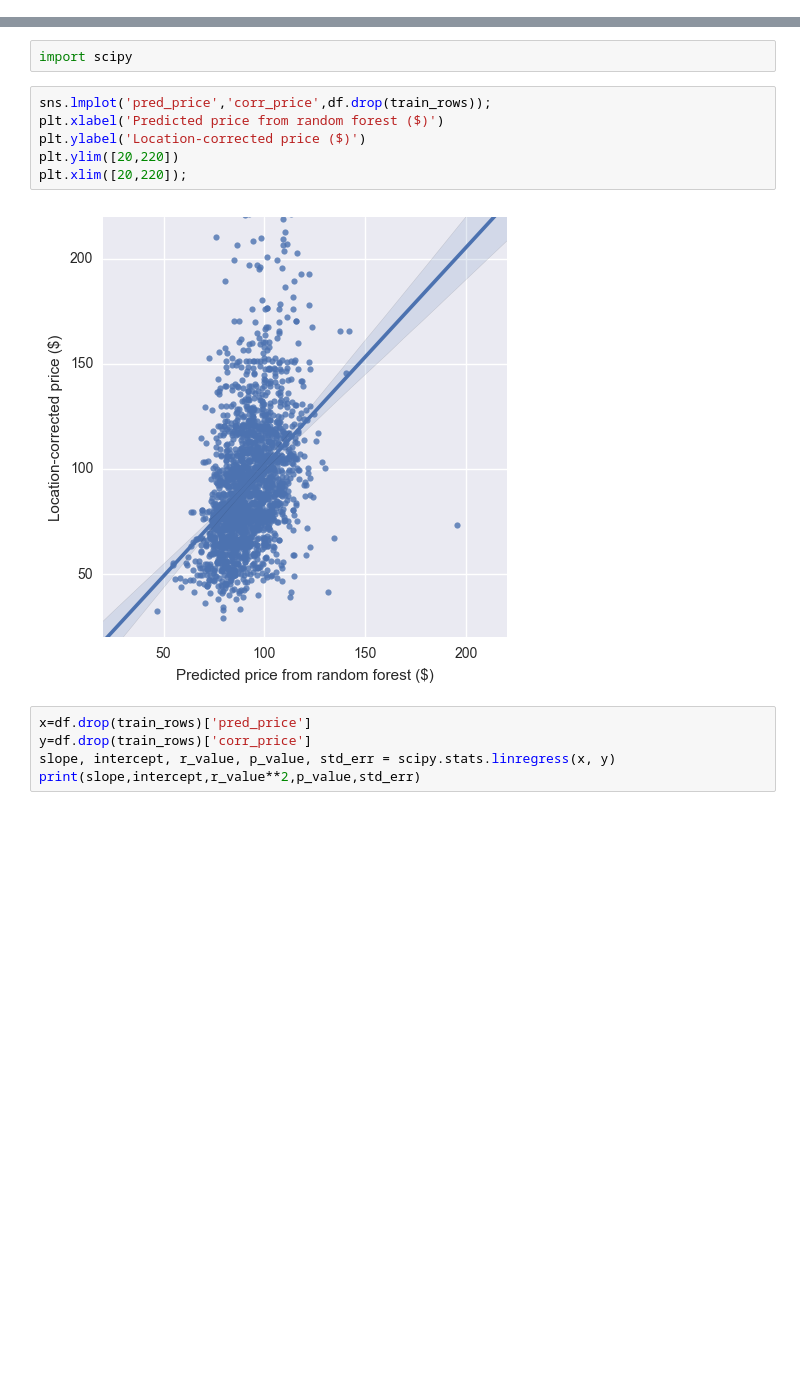
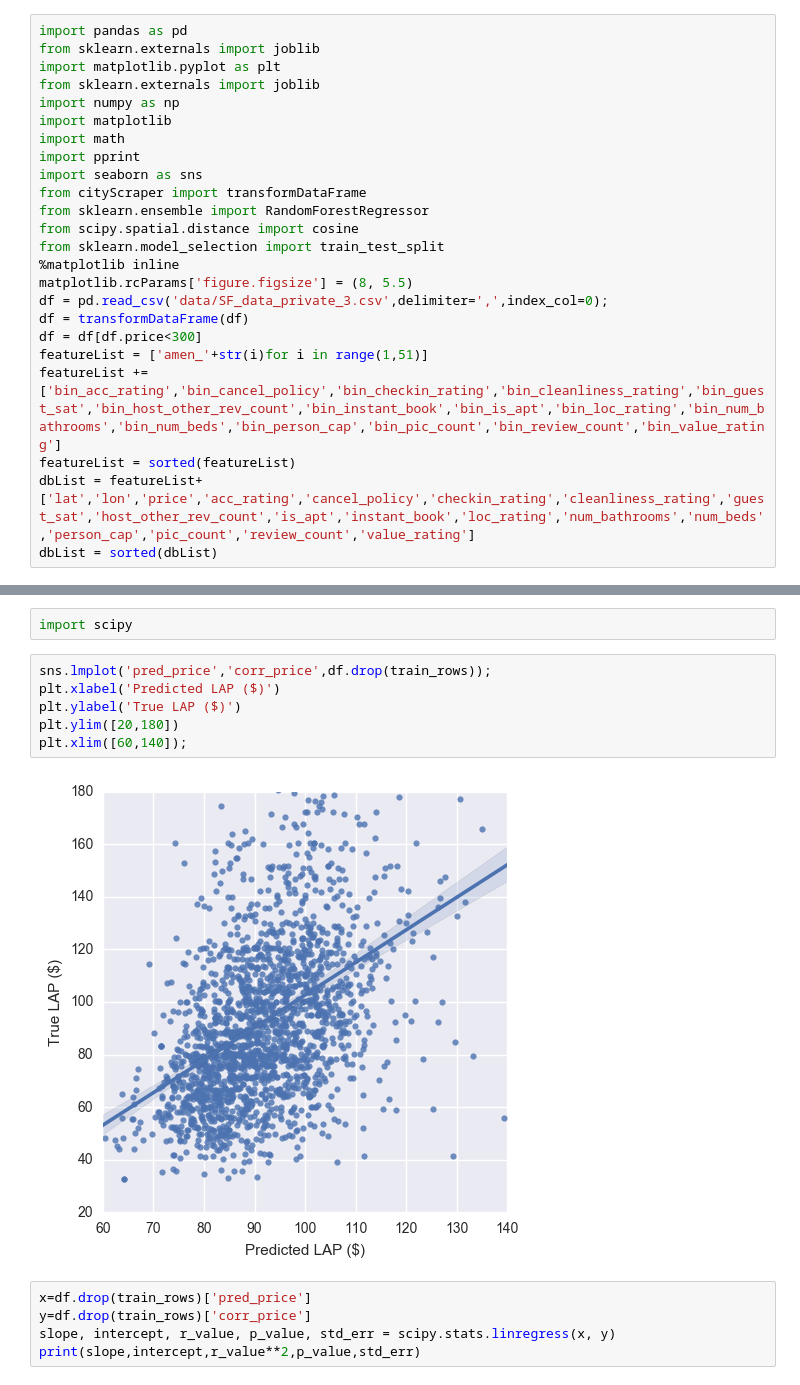
Before and after one commit to btamadio/PricePredictor, a Jupyter notebook: PricePredictor/model_validation.ipynb, the cells around one changed output, grey strips where cells are left out. Saved outputs shown, nothing was run; the diff lists cells and outputs as text; blank space fills up the shorter version.

```diff
--- a/PricePredictor/model_validation.ipynb
+++ b/PricePredictor/model_validation.ipynb
@@ -0,0 +1,24 @@
+# %%
+import pandas as pd
+from sklearn.externals import joblib
+import matplotlib.pyplot as plt
+from sklearn.externals import joblib
+import numpy as np
+import matplotlib
+import math
+import pprint
+import seaborn as sns
+from cityScraper import transformDataFrame
+from sklearn.ensemble import RandomForestRegressor
+from scipy.spatial.distance import cosine
+from sklearn.model_selection import train_test_split
+%matplotlib inline
+matplotlib.rcParams['figure.figsize'] = (8, 5.5)
+df = pd.read_csv('data/SF_data_private_3.csv',delimiter=',',index_col=0);
+df = transformDataFrame(df)
+df = df[df.price<300]
+featureList = ['amen_'+str(i)for i in range(1,51)]
+featureList += ['bin_acc_rating','bin_cancel_policy','bin_checkin_rating','bin_cleanliness_rating','bin_guest_sat','bin_host_other_rev_count','bin_instant_book','bin_is_apt','bin_loc_rating','bin_num_bathrooms','bin_num_beds','bin_person_cap','bin_pic_count','bin_review_count','bin_value_rating']
+featureList = sorted(featureList)
+dbList = featureList+['lat','lon','price','acc_rating','cancel_policy','checkin_rating','cleanliness_rating','guest_sat','host_other_rev_count','is_apt','instant_book','loc_rating','num_bathrooms','num_beds','person_cap','pic_count','review_count','value_rating']
+dbList = sorted(dbList)
@@ -86,12 +131,12 @@ plt.ylabel('Listed Price ($)');
 import scipy
 # %%
 sns.lmplot('pred_price','corr_price',df.drop(train_rows));
-plt.xlabel('Predicted price from random forest ($)')
-plt.ylabel('Location-corrected price ($)')
-plt.ylim([20,220])
-plt.xlim([20,220]);
+plt.xlabel('Predicted LAP ($)')
+plt.ylabel('True LAP ($)')
+plt.ylim([20,180])
+plt.xlim([60,140]);
 # %% [output]
-[figure, old version]
+[figure, new version]
 # %%
 x=df.drop(train_rows)['pred_price']
 y=df.drop(train_rows)['corr_price']
```
Also changed, not shown: parts of 3 cells of this notebook, 2 other files.
